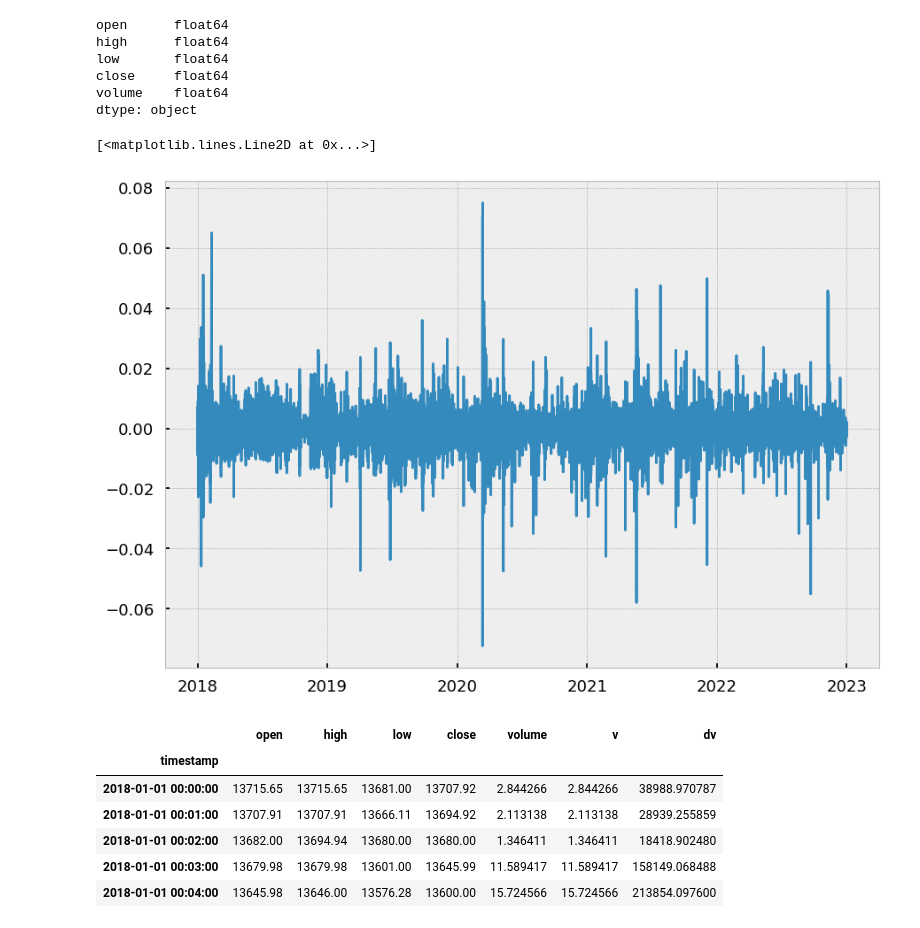
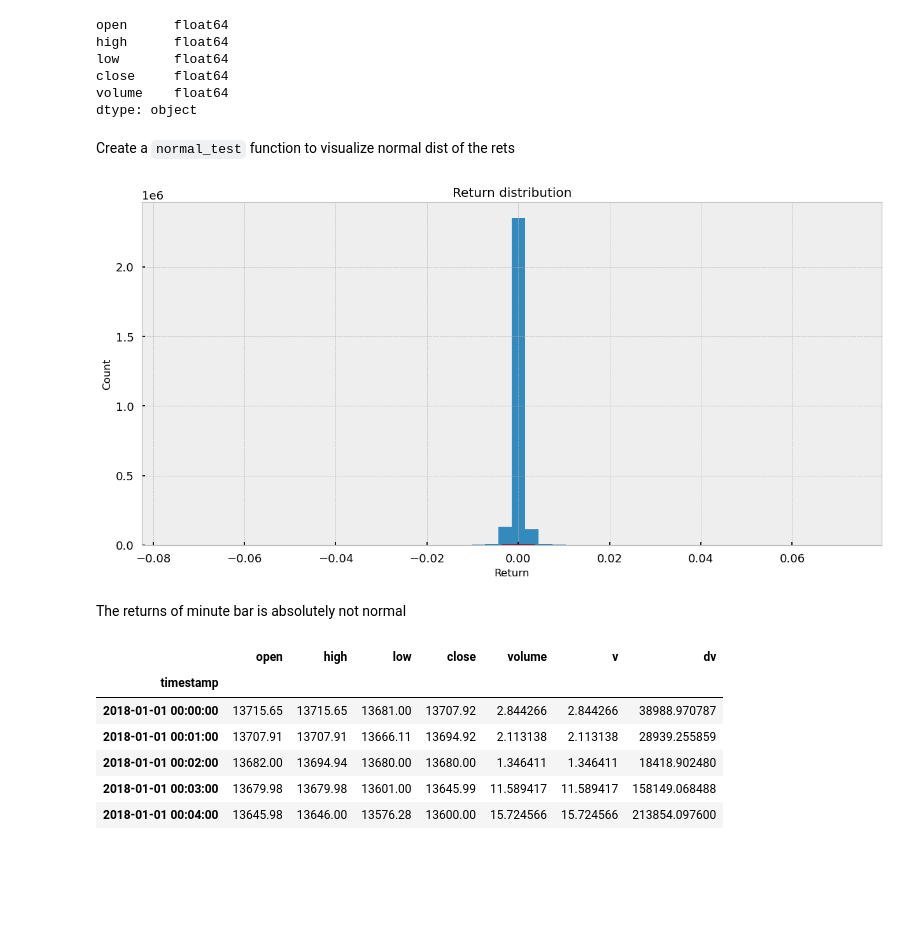
Before and after one commit to baobach/Algo-Trading-Binance, a Jupyter notebook: main.ipynb, the cells around one changed output. Drawn from its saved outputs; the diff is of its cells as text; code cells hidden in the pictures; blank space fills up the shorter version.

```diff
--- a/main.ipynb
+++ b/main.ipynb
@@ -51,12 +55,30 @@ low       float64
 close     float64
 volume    float64
 dtype: object
-# %%
-normal_test = df.copy()
-normal_test['rets'] = normal_test.close.pct_change()
-normal_test.dropna(inplace=True)
-plt.plot(normal_test.rets)
-# %% [output]
-[<matplotlib.lines.Line2D at 0x...>]
-[figure, removed]
+# %% [markdown]
+Create a `normal_test` function to visualize normal dist of the rets
+# %%
+def normal_test(df,column):
+    df['Returns'] = np.log(df[f'{column}']).diff()
+    df.dropna(inplace=True)
+    # Plot the return histogram
+    fig = plt.figure(figsize=(15, 7))
+    ax1 = fig.add_subplot(1, 1, 1)
+    df['Returns'].hist(bins=50, ax=ax1)
+    ax1.set_xlabel('Return')
+    ax1.set_ylabel('Count')
+    ax1.set_title('Return distribution')
+
+    # Plot the normal distribution
+    mu = df['Returns'].mean()
+    sigma = df['Returns'].std()
+    x = np.linspace(mu - 3*sigma, mu + 3*sigma, 100)
+    plt.plot(x, norm.pdf(x, mu, sigma))
+    return plt.show()
+# %%
+normal_test(df,'close')
+# %% [output]
+[figure, added]
+# %% [markdown]
+The returns of minute bar is absolutely not normal
 # %%
```
Also changed, not shown: parts of 27 cells of this notebook, 6 other files.
